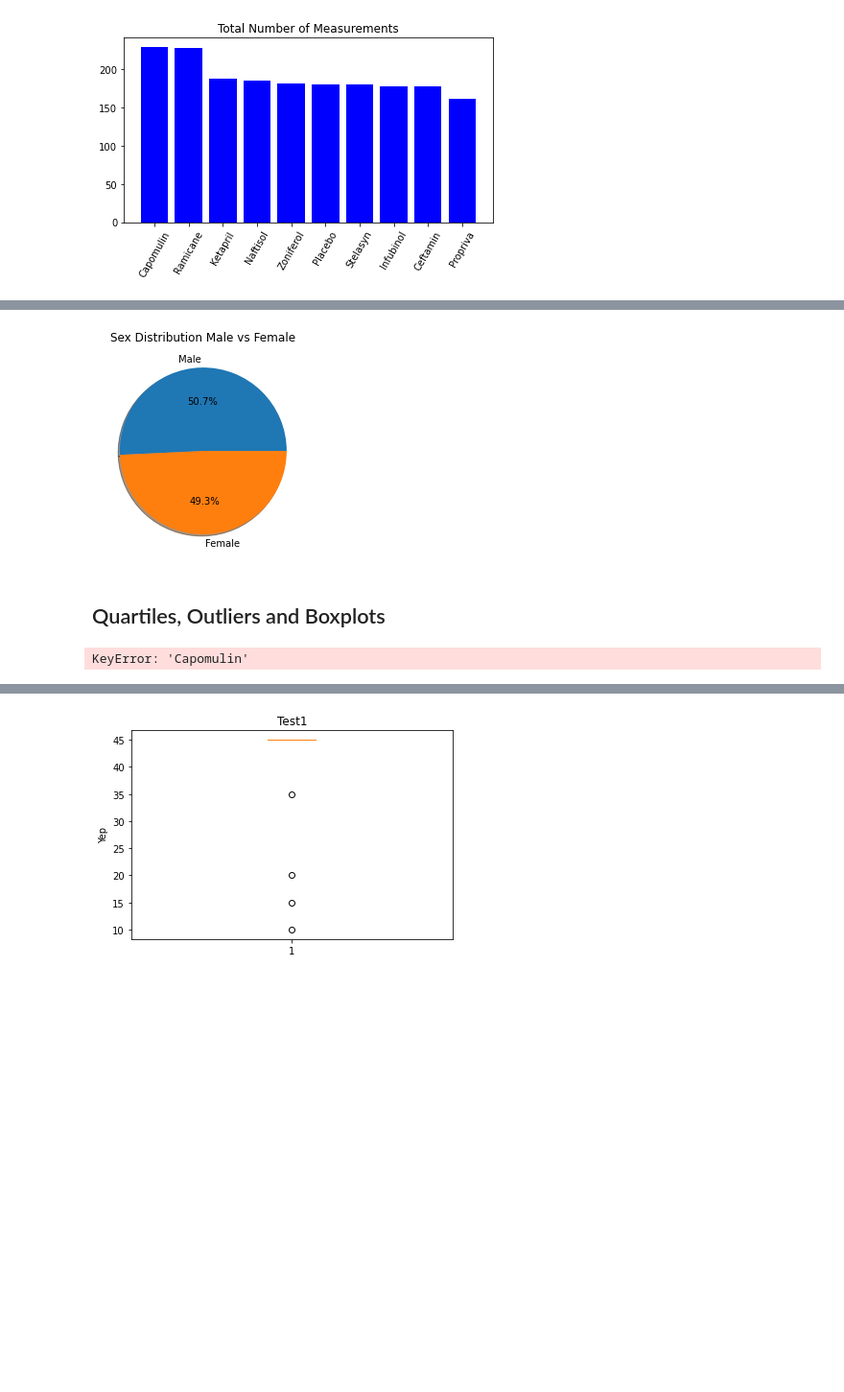
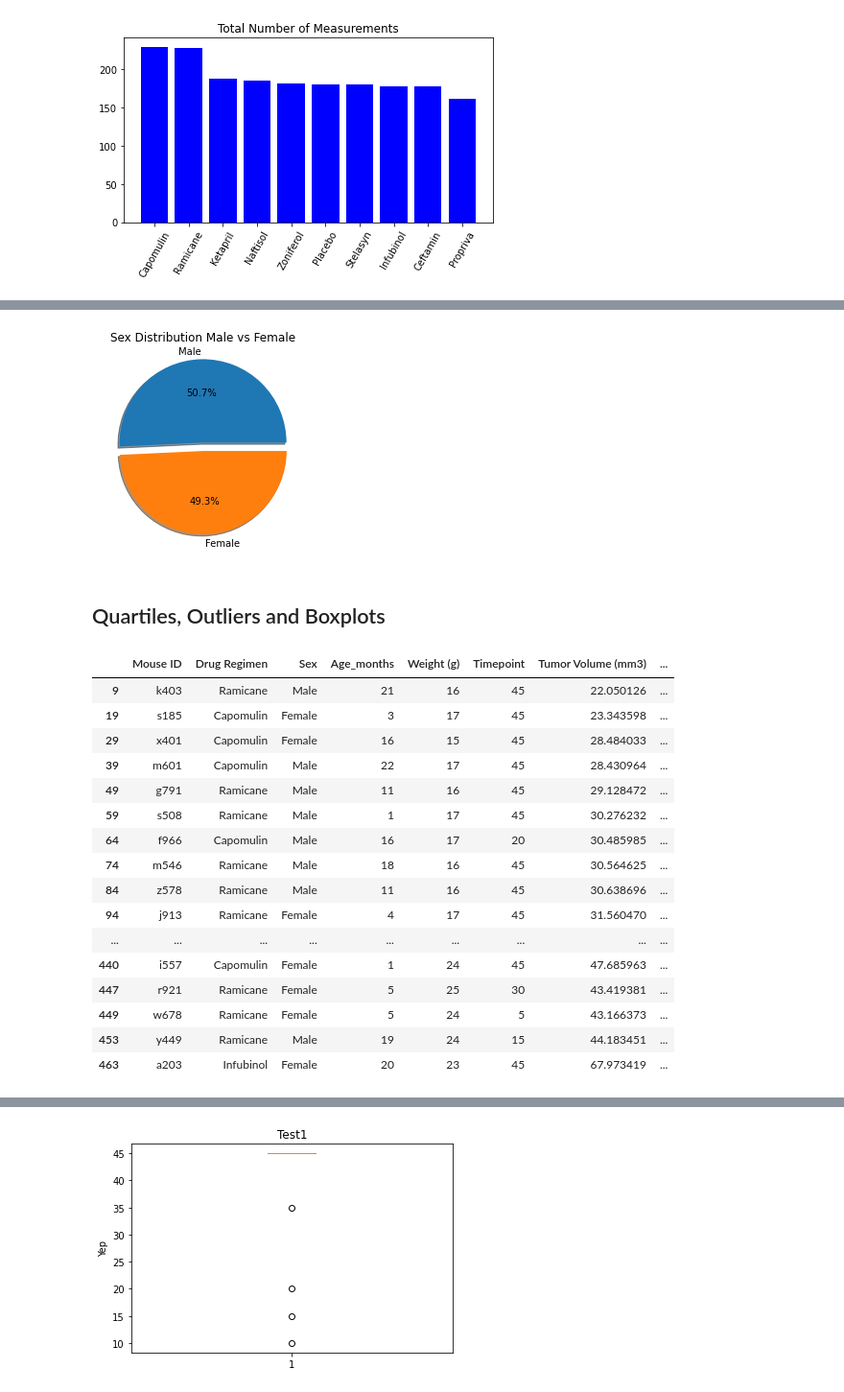
Before and after one commit to sustainedtang/matplotlib-challenge-, a Jupyter notebook: pymaceuticals_starter.ipynb, the cells around one changed output, grey strips where cells are left out. Shown at 96% size. Cells and saved outputs as stored; diff of their text form; code cells hidden in the pictures; blank space fills up the shorter version.

```diff
--- a/pymaceuticals_starter.ipynb
+++ b/pymaceuticals_starter.ipynb
@@ -181,33 +179,53 @@ plt.show()
 mice_sex = mice_data["Sex"].value_counts()
 
 
-plt.pie(mice_sex, labels=labels, autopct="%1.1f%%", shadow=True,)
+plt.pie(mice_sex, labels=labels, autopct="%1.1f%%", shadow=True,explode=explode)
 plt.title("Sex Distribution Male vs Female")
 plt.show()
 # %% [output]
-[figure, old version]
+[figure, new version]
 # %% [markdown]
 ## Quartiles, Outliers and Boxplots
 # %%
 # Calculate the final tumor volume of each mouse across four of the treatment regimens:
 # Capomulin, Ramicane, Infubinol, and Ceftamin
+tumor_drugs = mice_data.drop_duplicates(['Mouse ID'], keep='last')
+#regi1 =
+#regi2
+#regi3
+#regi4
 
-#print(tumor_data)
-tumor_drugs = mice_data.groupby(['Drug Regimen', 'Mouse ID', 'Tumor Volume (mm3)', ])
-#tumor_drugs = mice_data.drop_duplicates(['Mouse ID'], keep='last')
+
+
 #tumor_drugs = tumor_drugs.groupby(['Drug Regimen'])
 #print(tumor_drugs)
 # Start by getting the last (greatest) timepoint for each mouse
 #last_tumor = mice_data.groupby(["Mouse ID"]).max()['Timepoint']
-capomulin = mice_data.loc[mice_data['Capomulin']]
+
 #ramicane = tumor_drugs.loc['Ramicane']
 #infubinol = tumor_drugs.loc['Infubinol']
 #ceftamin = tumor_drugs.loc['Ceftamin']
 # Merge this group df with the original dataframe to get the tumor volume at the last timepoint
 
 tumor_drugs.head(50)
 # %% [output]
-KeyError: 'Capomulin'
+|  | Mouse ID | Drug Regimen | Sex | Age_months | Weight (g) | Timepoint | Tumor Volume (mm3) | ... |
+| 9 | k403 | Ramicane | Male | 21 | 16 | 45 | 22.050126 | ... |
+| 19 | s185 | Capomulin | Female | 3 | 17 | 45 | 23.343598 | ... |
+| 29 | x401 | Capomulin | Female | 16 | 15 | 45 | 28.484033 | ... |
+| 39 | m601 | Capomulin | Male | 22 | 17 | 45 | 28.430964 | ... |
+| 49 | g791 | Ramicane | Male | 11 | 16 | 45 | 29.128472 | ... |
+| 59 | s508 | Ramicane | Male | 1 | 17 | 45 | 30.276232 | ... |
+| 64 | f966 | Capomulin | Male | 16 | 17 | 20 | 30.485985 | ... |
+| 74 | m546 | Ramicane | Male | 18 | 16 | 45 | 30.564625 | ... |
+| 84 | z578 | Ramicane | Male | 11 | 16 | 45 | 30.638696 | ... |
+| 94 | j913 | Ramicane | Female | 4 | 17 | 45 | 31.560470 | ... |
+| ... | ... | ... | ... | ... | ... | ... | ... | ... |
+| 440 | i557 | Capomulin | Female | 1 | 24 | 45 | 47.685963 | ... |
+| 447 | r921 | Ramicane | Female | 5 | 25 | 30 | 43.419381 | ... |
+| 449 | w678 | Ramicane | Female | 5 | 24 | 5 | 43.166373 | ... |
+| 453 | y449 | Ramicane | Male | 19 | 24 | 15 | 44.183451 | ... |
+| 463 | a203 | Infubinol | Female | 20 | 23 | 45 | 67.973419 | ... |
 # %%
 # Put treatments into a list for for loop (and later for plot labels)
 treatments = tumor_drugs['Tumor Volume (mm3)'].to_list()
```
Also changed, not shown: parts of 8 cells of this notebook.
